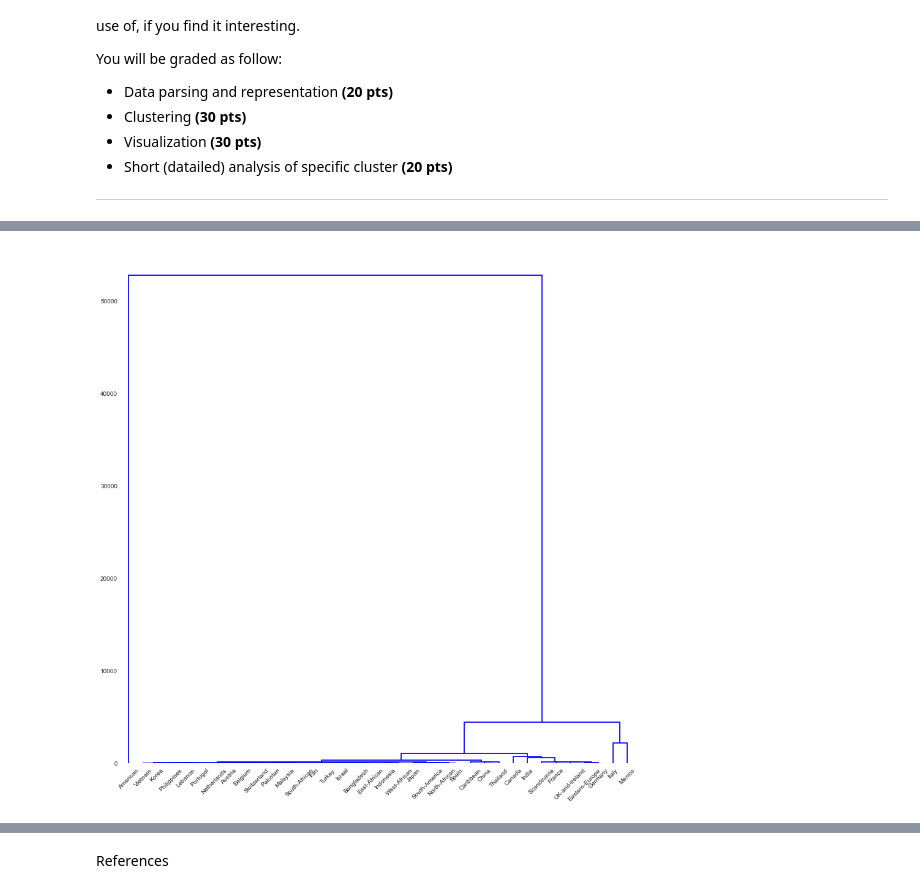
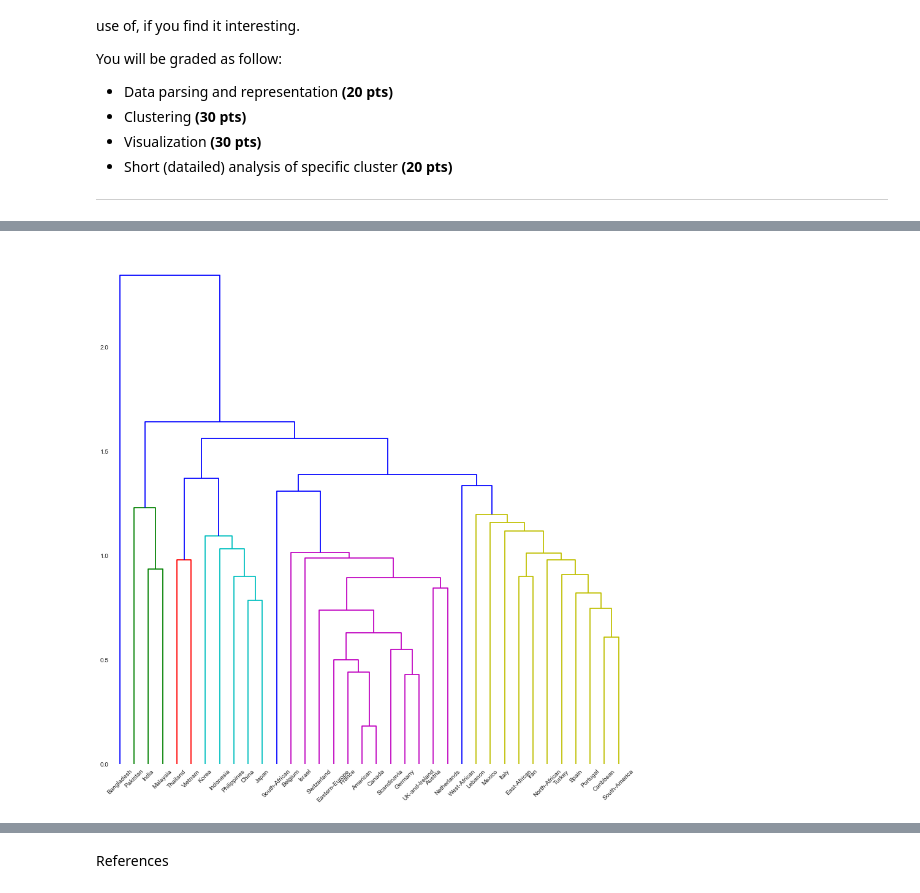
Before and after one commit to ggodinez/spring-2015-homeworks, a Jupyter notebook: submissions/Homework-4/4.Food-recipes.ipynb, the cells around one changed output, grey strips where cells are left out. Drawn from its saved outputs; the diff is of its cells as text; code cells hidden in the pictures.

```diff
--- a/submissions/Homework-4/4.Food-recipes.ipynb
+++ b/submissions/Homework-4/4.Food-recipes.ipynb
@@ -48,7 +38,8 @@ import seaborn as sns
 food = open('scirep-cuisines-detail/allr_recipes.txt').read().split('\n')
 
 #Creates initial dictionary for dataframe
-foods = {}
+foods = {'Total':{}}
+
 
 #Parses the text file by line
 #Counts the number of times an ingredient is in a recipe by country
@@ -57,6 +48,12 @@ for line in food:
     ctry = l[0] #Grabs the country
     ingr = l[1:] #Gras the list of ingredients
 
+    #Counts total number of recipes per country, used to normalize later
+    if (ctry not in foods['Total'].keys()):
+        foods['Total'][ctry] = 1
+    else:
+        foods['Total'][ctry] +=1
+
     for ingrs in ingr:
         #If ingredient is not already in food dict
         if (ingrs not in foods.keys()):
@@ -64,12 +61,19 @@ for line in food:
         #If country is not in the food dictionary
         if (ctry not in foods[ingrs].keys()):
             foods[ingrs][ctry] = 1
+
         else:
             foods[ingrs][ctry] += 1
+
 
 
 #Creates dataframe and fills NaN values with 0
 ingredients_df= pd.DataFrame(foods).fillna(value=0)
 
+#Normalizes the data so that each ingredient is a percentage
+for column in ingredients_df.columns:
+    if column is not 'Total':
+        ingredients_df[column] = (ingredients_df[column]/ingredients_df['Total'])
+
 ingredients_df
 # %% [output]
@@ -94,15 +98,17 @@ ingredients_df
 # %%
 #Functions taken from Lecture 9
 
+#Drops the 'total' column - it's not needed to calculate the linkages
+drop_total = ingredients_df.drop('Total', axis=1)
+
 #Calculates the distance matrix
-distanceMatrix = pdist(ingredients_df,'euclidean')
+distanceMatrix = pdist(drop_total,'euclidean')
 
-#Calculates Z, I decided to use "ward" to calculate distances since
-# its less susceptible to noise outliers
-Z = hr.linkage(ingredients_df, method='ward', metric='euclidean')
+#Calculates Z
+Z = hr.linkage(drop_total, method='average', metric='euclidean')
 
 fig = plt.figure(figsize=(15,15))
-T = hr.dendrogram(Z,color_threshold=0.5, leaf_font_size=10, labels=ingredients_df.index)
+T = hr.dendrogram(Z,color_threshold=1.25, leaf_font_size=10, labels=drop_total.index)
 fig.show()
 # %% [output]
-[figure, old version]
+[figure, new version]
```
Also changed, not shown: parts of 13 cells of this notebook.
